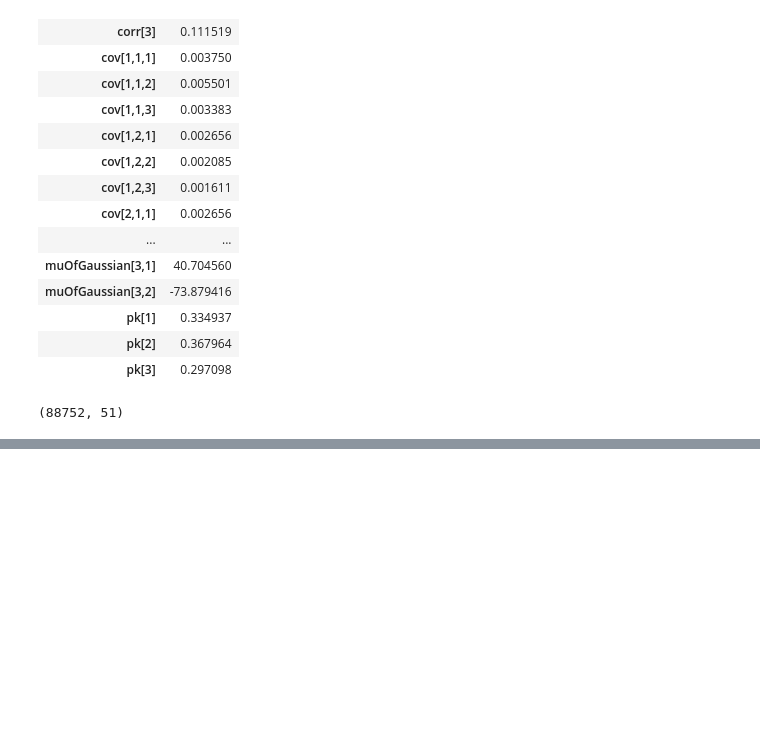
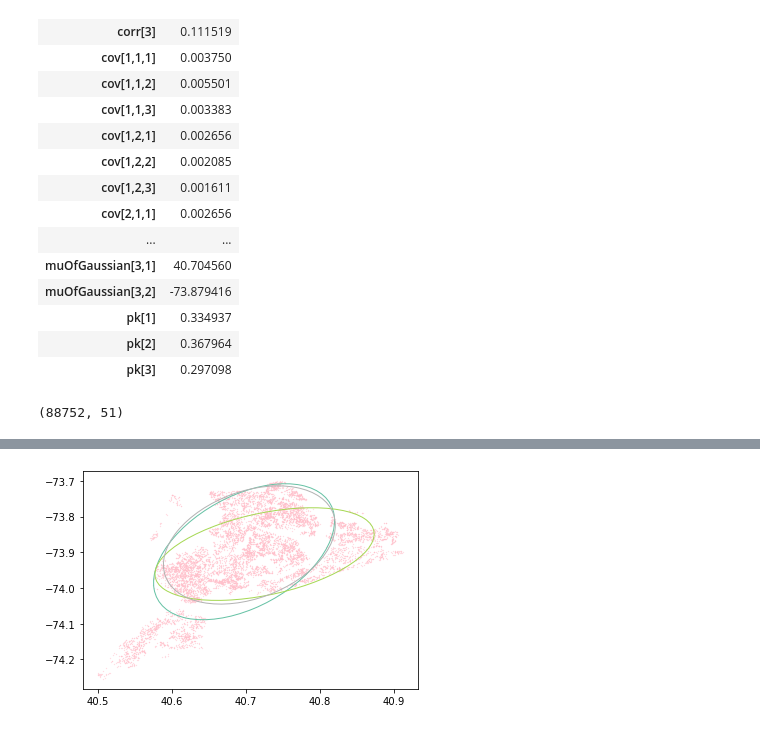
Before and after one commit to ZhiLiu724/6780_project, a Jupyter notebook: spatial_plots.ipynb, the cells around one changed output, grey strips where cells are left out. Drawn from its saved outputs; the diff is of its cells as text; code cells hidden in the pictures; blank space fills up the shorter version.

```diff
--- a/spatial_plots.ipynb
+++ b/spatial_plots.ipynb
@@ -71,0 +73,4 @@ plot_ellipse(coord_df, post_stats_3, 3, "3mixture.pdf")
+# %%
+plot_ellipse(coord_df, post_stats_3, 3, "3mixture_95.png")
+# %% [output]
+[figure, added]
```
Also changed, not shown: parts of 15 cells of this notebook, 12 other files.
